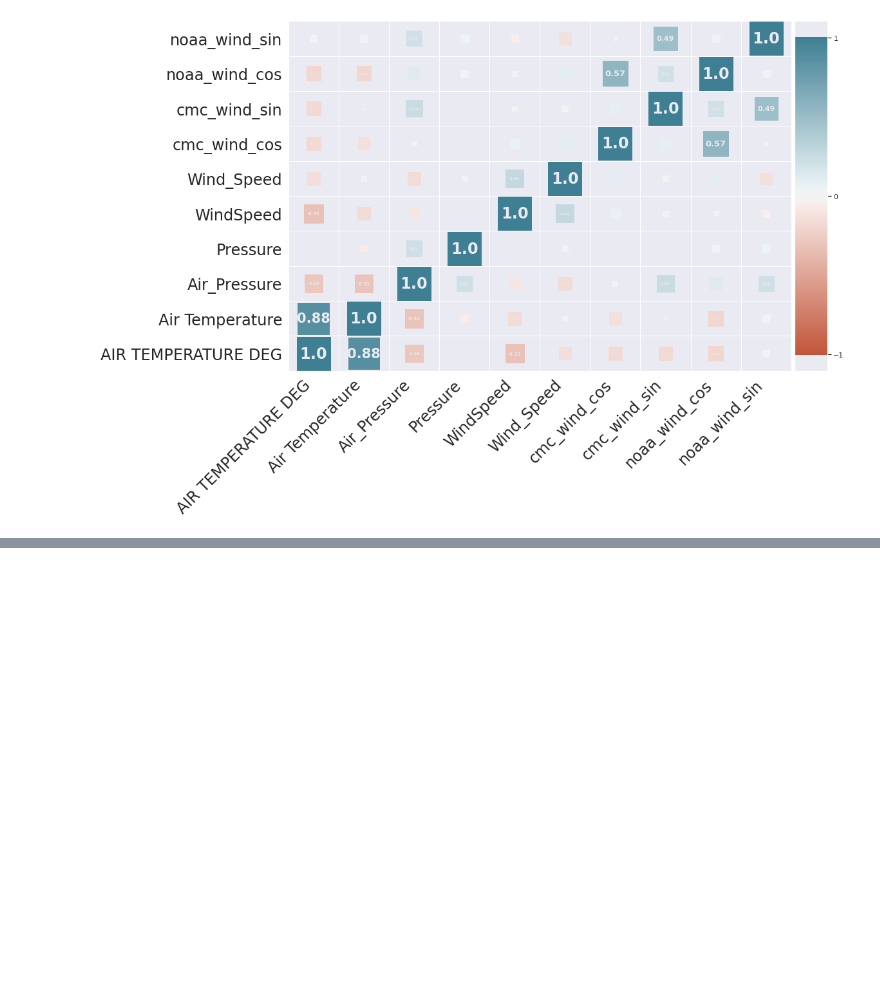
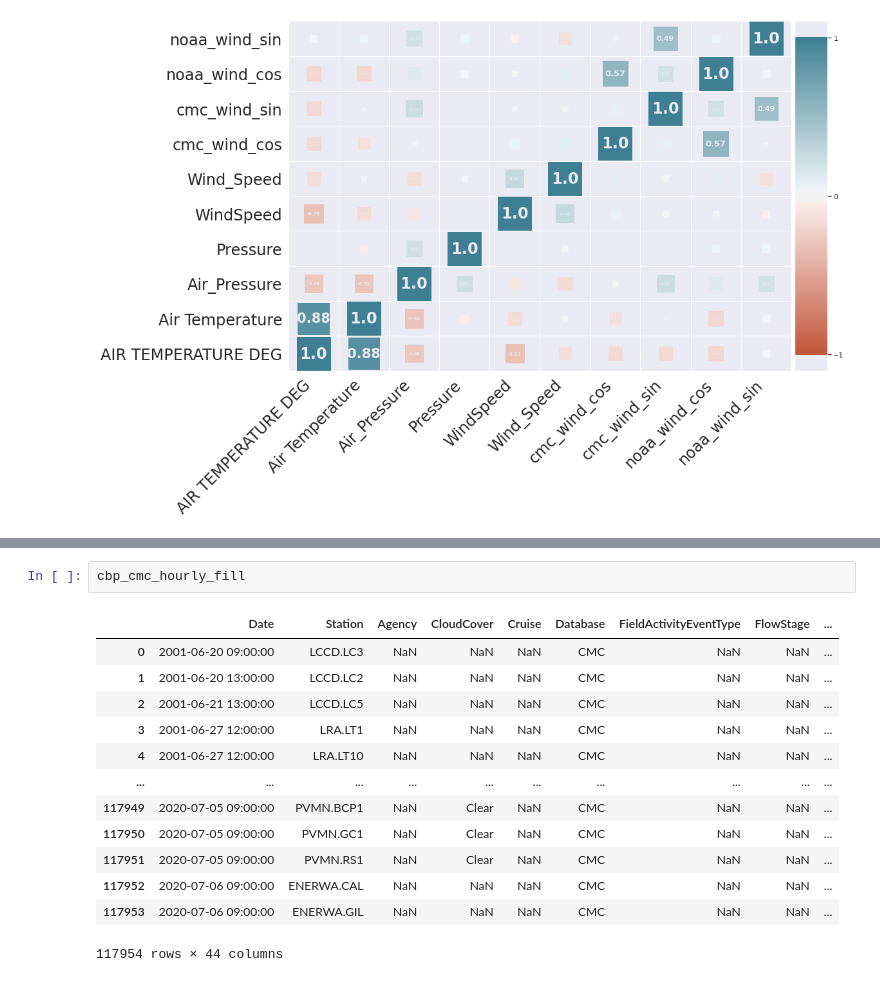
Before and after one commit to coreyryanhanson/hackthebay, a Jupyter notebook: datagathering.ipynb, the cells around one changed output, grey strips where cells are left out. Saved outputs shown, nothing was run; the diff lists cells and outputs as text; blank space fills up the shorter version.

```diff
--- a/datagathering.ipynb
+++ b/datagathering.ipynb
@@ -485,0 +571,16 @@ examine_corr.corr()
+# %%
+cbp_cmc_hourly_fill
+# %% [output]
+|  | Date | Station | Agency | CloudCover | Cruise | Database | FieldActivityEventType | FlowStage | ... |
+| 0 | 2001-06-20 09:00:00 | LCCD.LC3 | NaN | NaN | NaN | CMC | NaN | NaN | ... |
+| 1 | 2001-06-20 13:00:00 | LCCD.LC2 | NaN | NaN | NaN | CMC | NaN | NaN | ... |
+| 2 | 2001-06-21 13:00:00 | LCCD.LC5 | NaN | NaN | NaN | CMC | NaN | NaN | ... |
+| 3 | 2001-06-27 12:00:00 | LRA.LT1 | NaN | NaN | NaN | CMC | NaN | NaN | ... |
+| 4 | 2001-06-27 12:00:00 | LRA.LT10 | NaN | NaN | NaN | CMC | NaN | NaN | ... |
+| ... | ... | ... | ... | ... | ... | ... | ... | ... | ... |
+| 117949 | 2020-07-05 09:00:00 | PVMN.BCP1 | NaN | Clear | NaN | CMC | NaN | NaN | ... |
+| 117950 | 2020-07-05 09:00:00 | PVMN.GC1 | NaN | Clear | NaN | CMC | NaN | NaN | ... |
+| 117951 | 2020-07-05 09:00:00 | PVMN.RS1 | NaN | Clear | NaN | CMC | NaN | NaN | ... |
+| 117952 | 2020-07-06 09:00:00 | ENERWA.CAL | NaN | NaN | NaN | CMC | NaN | NaN | ... |
+| 117953 | 2020-07-06 09:00:00 | ENERWA.GIL | NaN | NaN | NaN | CMC | NaN | NaN | ... |
+117954 rows × 44 columns
```
Also changed, not shown: parts of 20 cells of this notebook, 2 other files.
